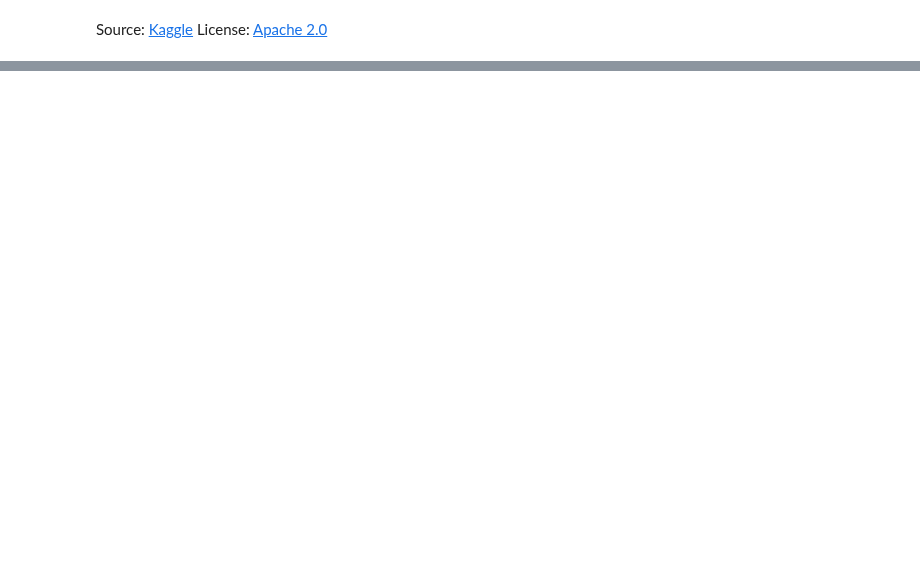
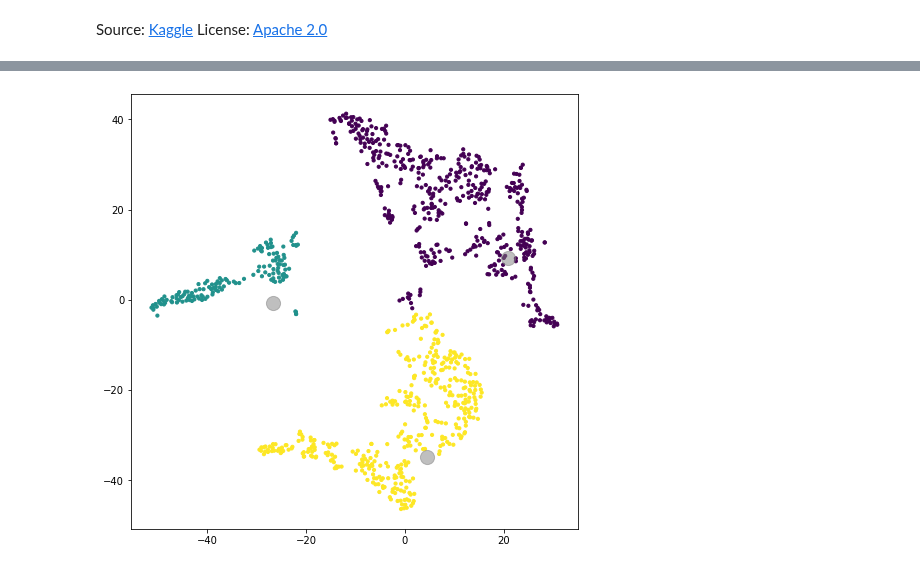
Before and after one commit to 3springs/deep_ml_curriculum, a Jupyter notebook: notebooks/11 Unsupervised/Unsupervised.ipynb, the cells around one changed output, grey strips where cells are left out. Drawn from its saved outputs; the diff is of its cells as text; code cells hidden in the pictures; blank space fills up the shorter version.

```diff
--- a/notebooks/11 Unsupervised/Unsupervised.ipynb
+++ b/notebooks/11 Unsupervised/Unsupervised.ipynb
@@ -124,0 +491,16 @@ Source: [Kaggle](https://www.kaggle.com/arthurtok/principal-component-analysis-w
+# %%
+#no matter what range we select ex- (1,21) also i will see the same behaviour but if we chose higher range it is little difficult to visualize the ELBOW
+#that is why we usually prefer range (1,10)
+##Finally we got that k=4
+
+#Model Build
+kmeans = KMeans(n_clusters=3, init='k-means++', random_state=2020)
+y_kmeans = kmeans.fit_predict(final_df[['TNSE 2','TNSE 1']])
+# Plot the different clusters
+plt.figure(figsize = (8,8))
+plt.scatter(final_df['TNSE 1'],final_df['TNSE 2'], c=y_kmeans, s=10, cmap='viridis')
+centers = kmeans.cluster_centers_
+# Plot the centers
+plt.scatter(centers[:, 0], centers[:, 1], c='gray', s=200, alpha=0.5);
+# %% [output]
+[figure, added]
```
Also changed, not shown: parts of 42 cells of this notebook.
